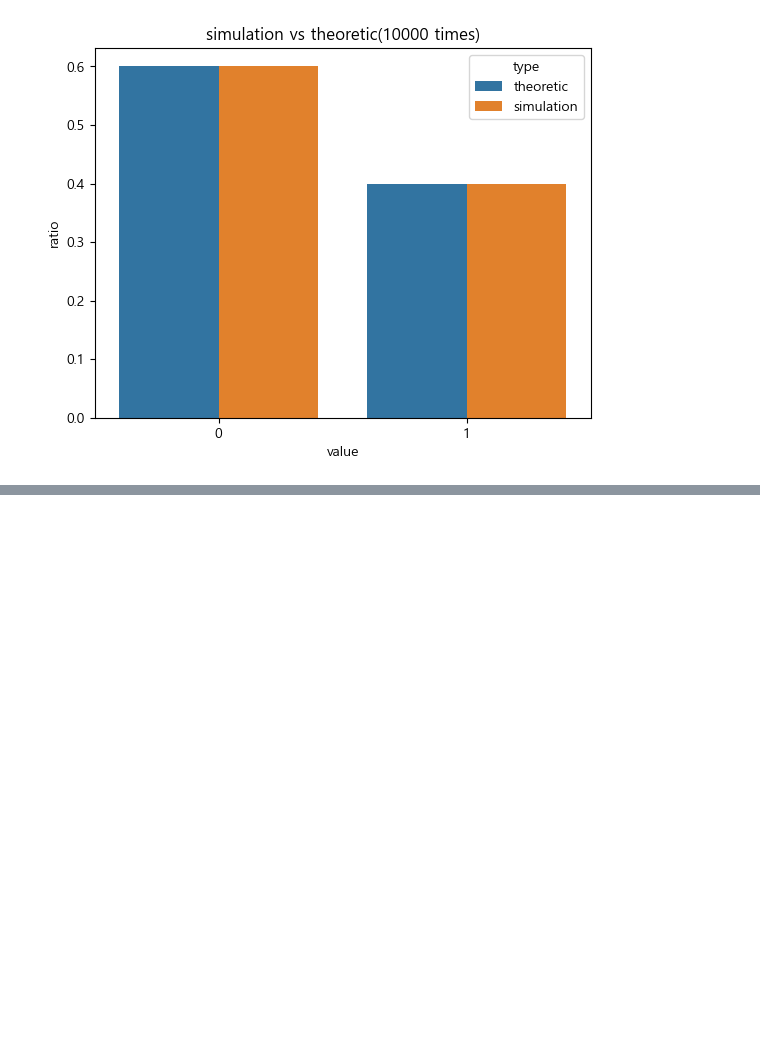
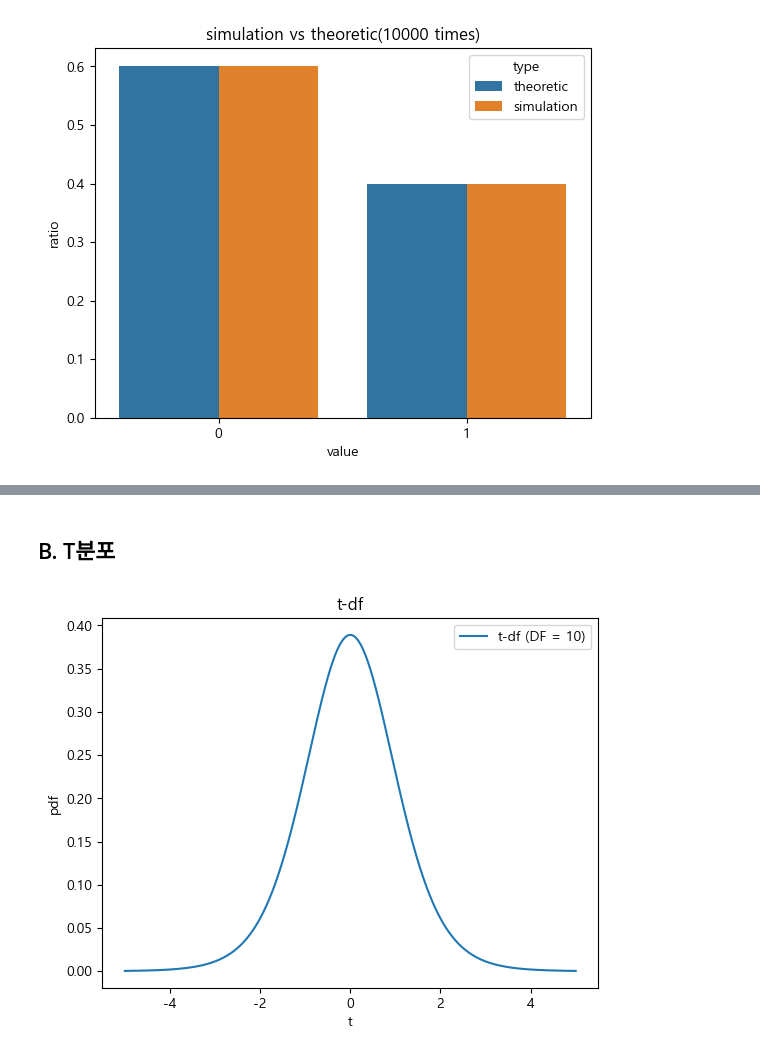
Before and after one commit to ZiNoBae/Practice_ubion, a Jupyter notebook: zino_drill/fin_stats_03_distribution.ipynb, the cells around one changed output, grey strips where cells are left out. Saved outputs shown, nothing was run; the diff lists cells and outputs as text; code cells hidden in the pictures; blank space fills up the shorter version.

```diff
--- a/zino_drill/fin_stats_03_distribution.ipynb
+++ b/zino_drill/fin_stats_03_distribution.ipynb
@@ -231,0 +312,2 @@ sim_bernoulli_df(0.4, 10000)
+# %% [markdown]
+## B. T분포
@@ -231,0 +316,18 @@ sim_bernoulli_df(0.4, 10000)
+# %%
+# t 정의 : (-5,5까지 101개의 값으로 분류 -> 0.1 간격)
+t = np.linspace(-5,5,500)
+
+# degree of freedom
+
+DF = 10
+# math.gamma함수를 이용하여 t분포 정의
+y = (math.gamma((DF+1)/2)/(math.gamma(DF/2)*math.sqrt(math.pi * DF))) * (1+t**2/DF)**(-(DF+1)/2)
+
+plt.plot(t,y)
+plt.xlabel('t')
+plt.ylabel('pdf')
+plt.title('t-df')
+plt.legend([f"t-df (DF = {DF})"])
+plt.show()
+# %% [output]
+[figure, added]
```
Also changed, not shown: parts of 18 cells of this notebook.
